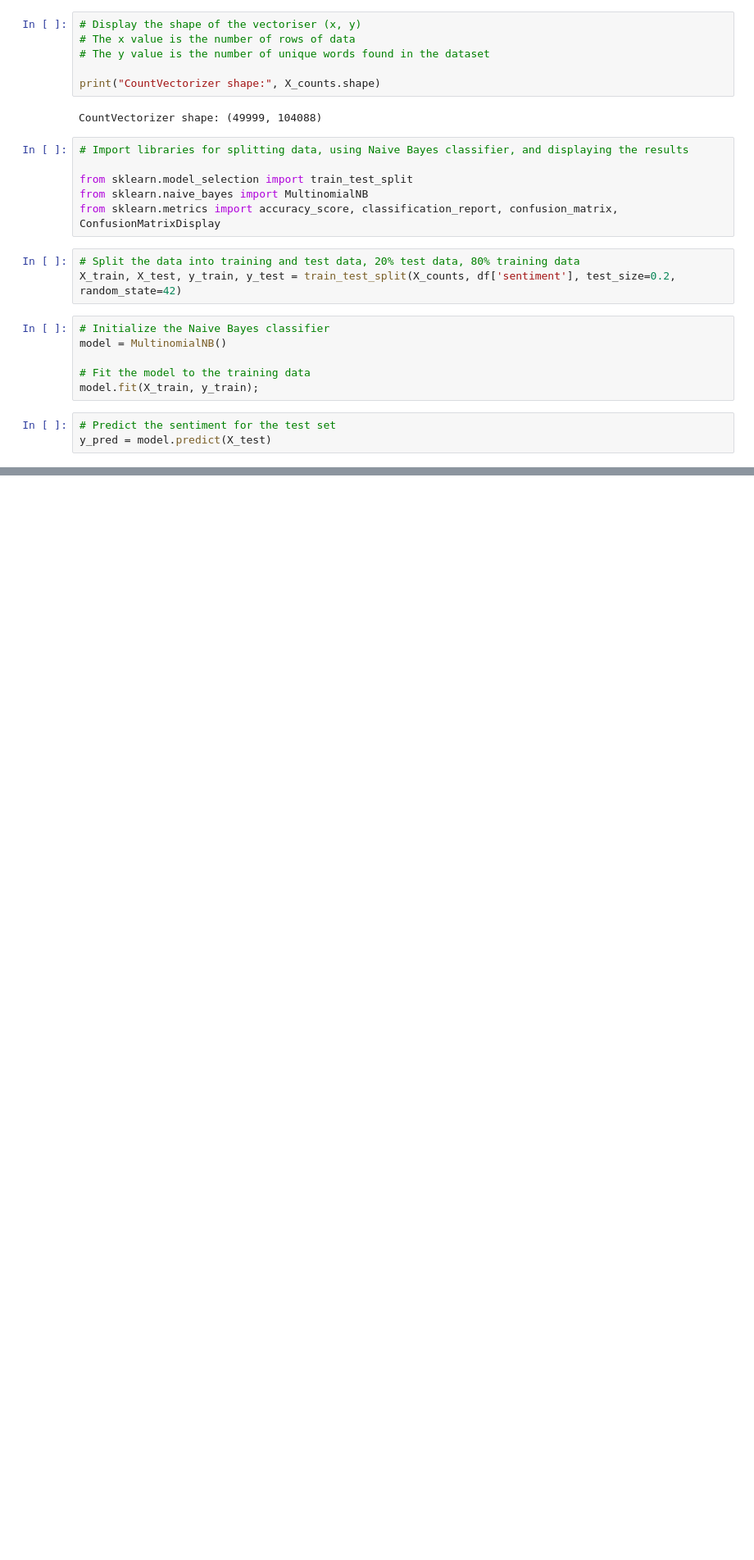
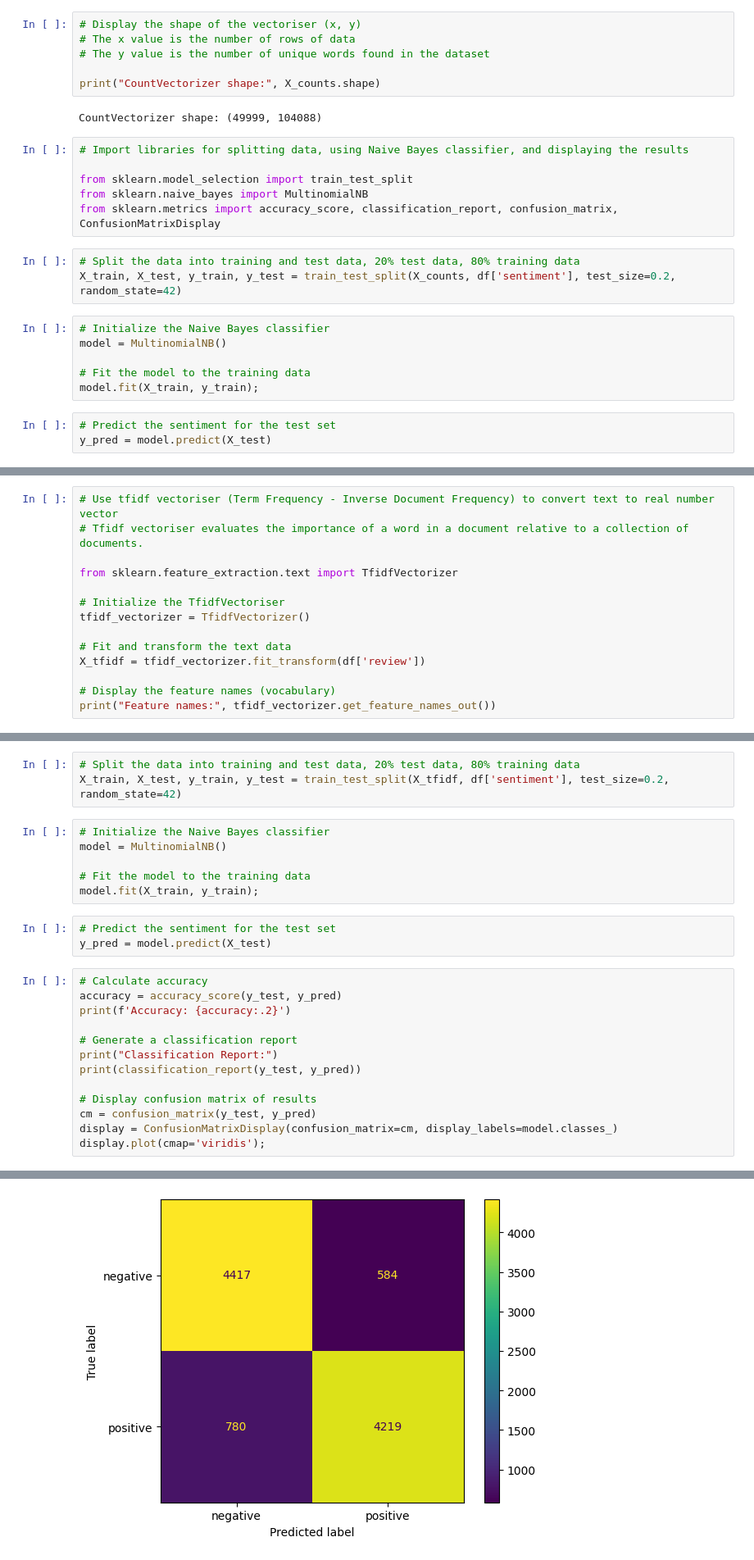
Before and after one commit to SeanRourke/C00251168-DataScience, a Jupyter notebook: Movie Reviews Bayesian Classifier/bayesianClassifierMovieReviews.ipynb, the cells around one changed output, grey strips where cells are left out. Shown at 82% size. Cells and saved outputs as stored; diff of their text form; blank space fills up the shorter version.

Commit message:
added tfidf vectoriser version of model

```diff
--- a/Movie Reviews Bayesian Classifier/bayesianClassifierMovieReviews.ipynb
+++ b/Movie Reviews Bayesian Classifier/bayesianClassifierMovieReviews.ipynb
@@ -123,0 +132,14 @@ weighted avg       0.85      0.85      0.85     10000
+# %%
+# Use tfidf vectoriser (Term Frequency - Inverse Document Frequency) to convert text to real number vector
+# Tfidf vectoriser evaluates the importance of a word in a document relative to a collection of documents.
+
+from sklearn.feature_extraction.text import TfidfVectorizer
+
+# Initialize the TfidfVectoriser
+tfidf_vectorizer = TfidfVectorizer()
+
+# Fit and transform the text data
+X_tfidf = tfidf_vectorizer.fit_transform(df['review'])
+
+# Display the feature names (vocabulary)
+print("Feature names:", tfidf_vectorizer.get_feature_names_out())
@@ -123,0 +156,26 @@ weighted avg       0.85      0.85      0.85     10000
+# %%
+# Split the data into training and test data, 20% test data, 80% training data
+X_train, X_test, y_train, y_test = train_test_split(X_tfidf, df['sentiment'], test_size=0.2, random_state=42)
+# %%
+# Initialize the Naive Bayes classifier
+model = MultinomialNB()
+
+# Fit the model to the training data
+model.fit(X_train, y_train);
+# %%
+# Predict the sentiment for the test set
+y_pred = model.predict(X_test)
+# %%
+# Calculate accuracy
+accuracy = accuracy_score(y_test, y_pred)
+print(f'Accuracy: {accuracy:.2}')
+
+# Generate a classification report
+print("Classification Report:")
+print(classification_report(y_test, y_pred))
+
+# Display confusion matrix of results
+cm = confusion_matrix(y_test, y_pred)
+display = ConfusionMatrixDisplay(confusion_matrix=cm, display_labels=model.classes_)
+display.plot(cmap='viridis');
+# %% [output]
@@ -123,0 +192 @@ weighted avg       0.85      0.85      0.85     10000
+[figure, added]
```
Also changed, not shown: parts of 7 cells of this notebook.
